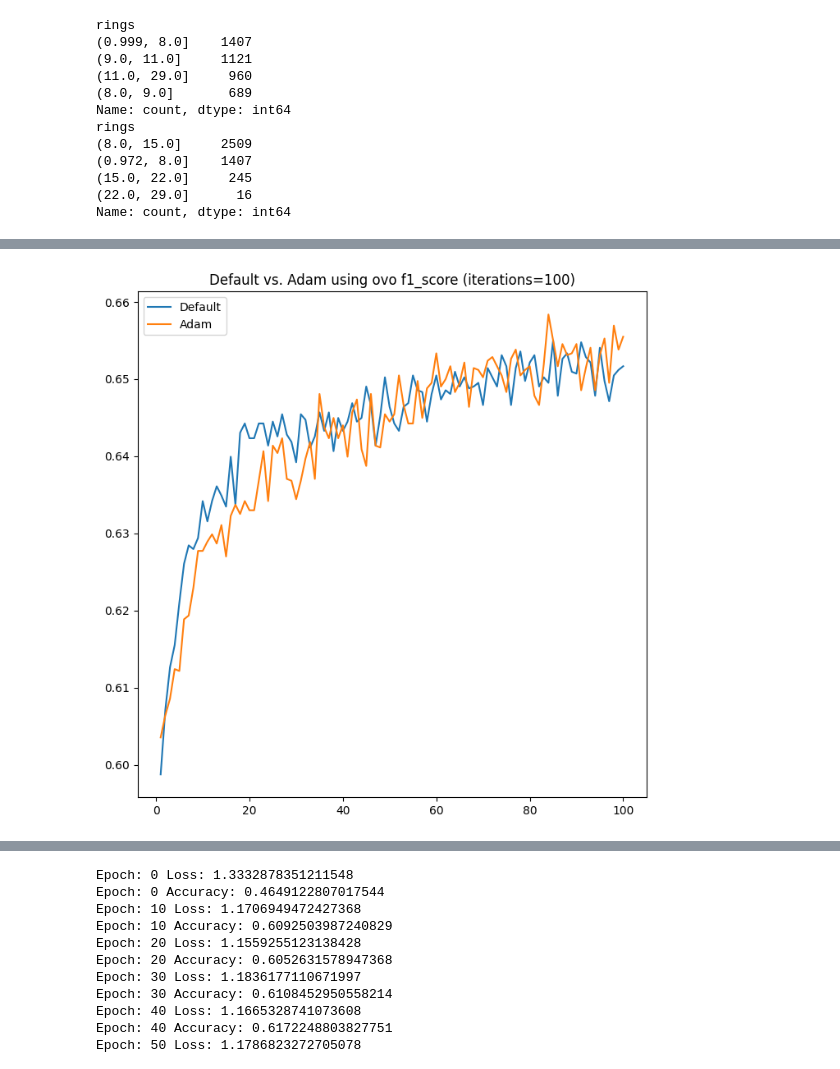
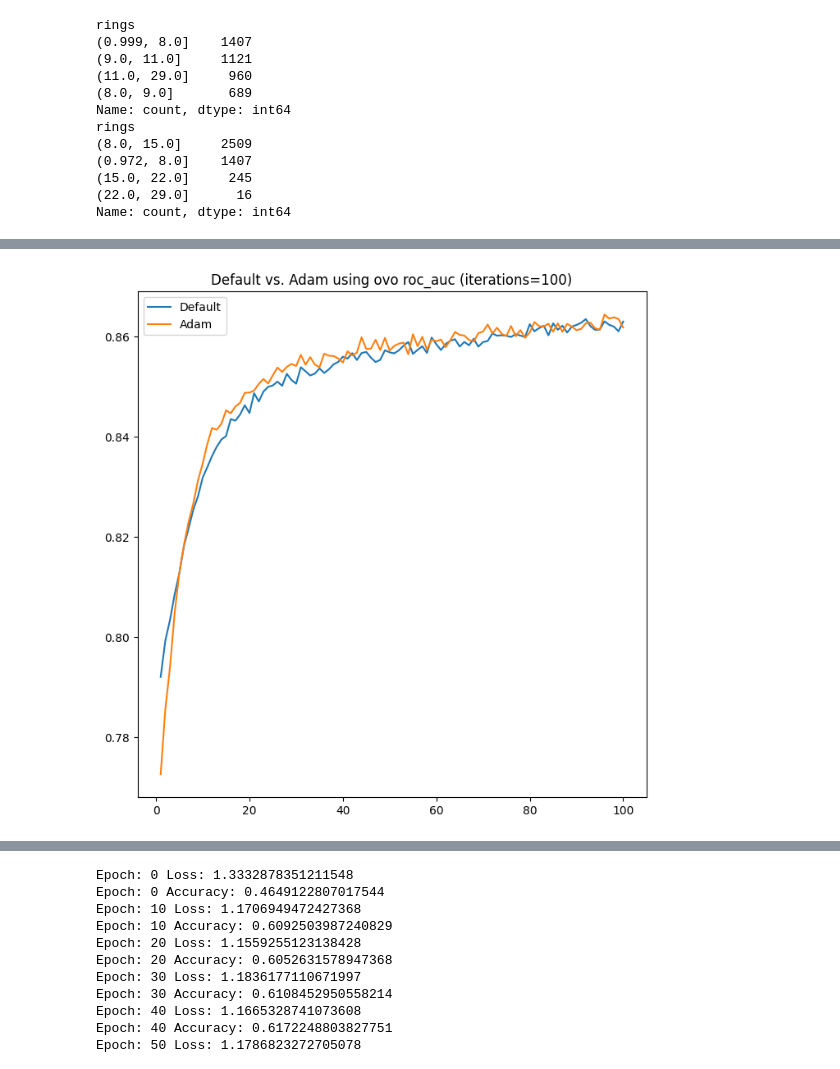
Before and after one commit to 9963KK/MATH5836, a Jupyter notebook: ass2/ass2.ipynb, the cells around one changed output, grey strips where cells are left out. Saved outputs shown, nothing was run; the diff lists cells and outputs as text; code cells hidden in the pictures.

```diff
--- a/ass2/ass2.ipynb
+++ b/ass2/ass2.ipynb
@@ -162,13 +165,13 @@ def plot_scores(tag='Default', iters=iters, data=None, score='f1_score'):
     plt.plot(range(1, iters + 1), data[d], label=tag)
 # %%
 plt.figure(figsize=(8, 8))
-plot_scores(tag='Default', data=default_ovo, score='f1_score')
-plot_scores(tag='Adam', data=adam_ovo, score='f1_score')
-plt.title(f'Default vs. Adam using ovo f1_score (iterations={iters})')
+plot_scores(tag='Default', data=default_ovo, score='roc_auc')
+plot_scores(tag='Adam', data=adam_ovo, score='roc_auc')
+plt.title(f'Default vs. Adam using ovo roc_auc (iterations={iters})')
 plt.legend()
 plt.show()
 # %% [output]
-[figure, old version]
+[figure, new version]
 # %%
 plt.figure(figsize=(8, 8))
 plot_scores(tag='Default', data=default_ovo, score='roc_auc_score')
```
Also changed, not shown: parts of 13 cells of this notebook.
